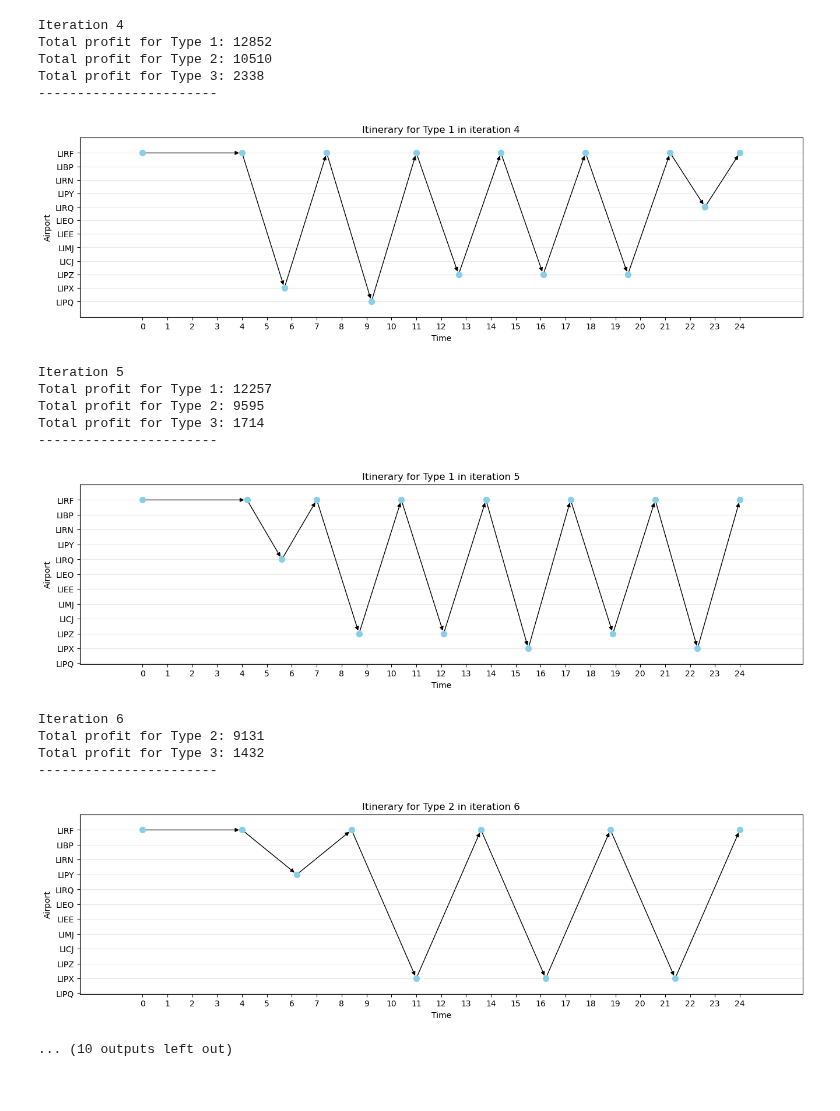
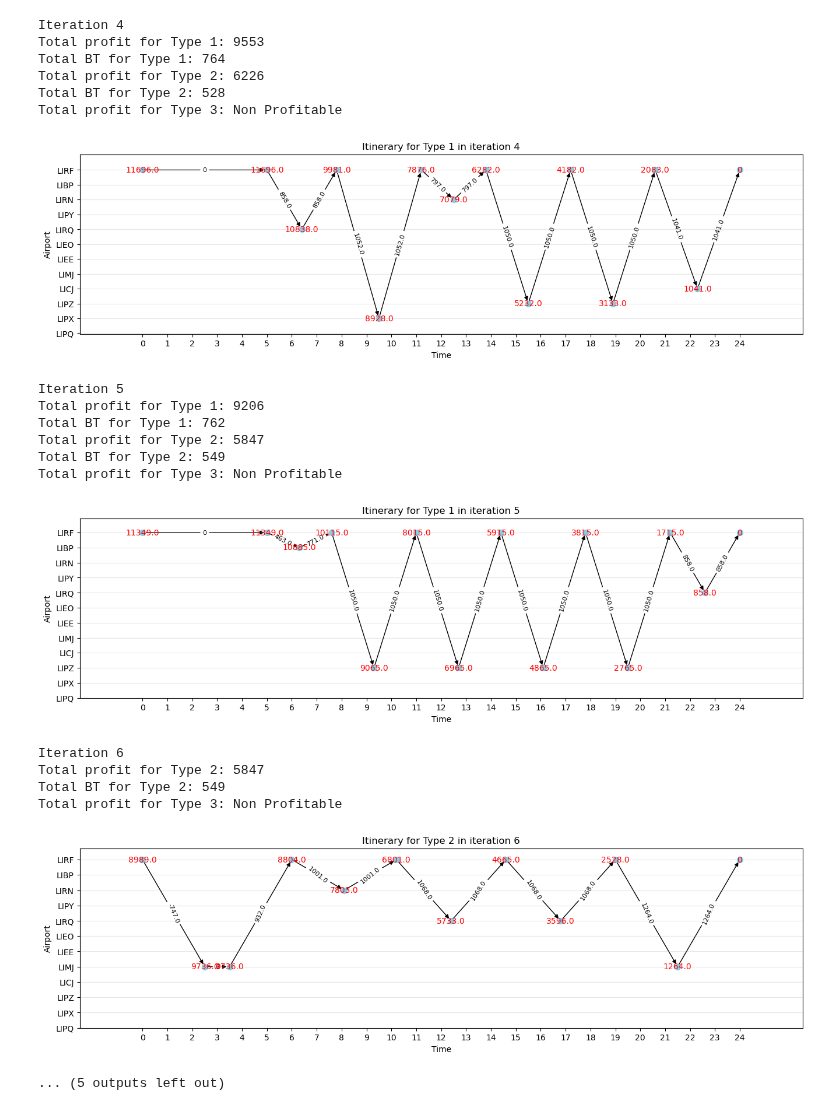
Before and after one commit to allanguzmanf/AE4426, a Jupyter notebook: Assignment/Part_3/Assignment_P3.ipynb, the cells around one changed output. Saved outputs shown, nothing was run; the diff lists cells and outputs as text; code cells hidden in the pictures.

Commit message:
Changes to multiple parts, last requirement is the block time

```diff
--- a/Assignment/Part_3/Assignment_P3.ipynb
+++ b/Assignment/Part_3/Assignment_P3.ipynb
@@ -393,30 +483,6 @@ def update_demand(itinerary, hourly_demand, G_ast):
                 flight_demand = max(flight_demand - previous_demand,0)
 
     return hourly_demand
-# %%
-def itinerary_output(itinerary, G_ast):
-    # Make a dataframe with the itinerary
-    columns = ['Departure time', 'Route', 'Arrival time', 'Passengers','Profit']
-
-    itinerary_df = pd.DataFrame(columns=columns)
-
-    for i in range(1, len(itinerary) - 1):
-        itinerary_df.loc[i] = [
-            itinerary[i][0],
-            itinerary[i][1] + ' -> ' + itinerary[i+1][1],
-            itinerary[i+1][0],
-            G_ast[itinerary[i]][itinerary[i+1]]['pax'],
-            G_ast[itinerary[i]][itinerary[i+1]]['weight']]
-
-    # Remove rows with no profit
-    itinerary_df = itinerary_df[itinerary_df['Profit'] != 0]
-    itinerary_df.reset_index(drop=True, inplace=True)
-    # Make the times readable using datetime
-    itinerary_df['Departure time']  = pd.to_datetime(itinerary_df['Departure time'], unit='h').dt.time
-    itinerary_df['Arrival time']  = pd.to_datetime(itinerary_df['Arrival time'], unit='h').dt.time
-
-    # Create a new sheet in an excel file with the itinerary and the name k + iteration number
-    return itinerary_df
 # %%
 # Run for each aircraft type
 def dp_iteration(aircraft_types, hourly_demand, hub, iter, aircraft_info):
@@ -475,7 +555,7 @@ def self_nodes(itinerary):
         itinerary.remove(node)
     return itinerary
 # %%
-def plot_itinerary(itinerary, G_ast, k, it):
+def plot_itinerary(itinerary, G_ast, k, it, f_n_ast):
     # Plot the itinerary with matplotlib
     G_graph = nx.DiGraph()
 
@@ -490,11 +570,18 @@ def plot_itinerary(itinerary, G_ast, k, it):
             G_graph[itinerary[i]][itinerary[i+1]]['weight'] = 0
 
 
+    for stage in f_n_ast:
+        for node in list(G_graph.nodes()):
+            if node in f_n_ast[stage]:
+                G_graph.nodes[node]['profit'] = round(f_n_ast[stage][node],0)
+
     fig, ax = plt.subplots(figsize=(16, 4))
     pos = nx.get_node_attributes(G_graph, 'pos')
+    node_labels = nx.get_node_attributes(G_graph,'profit')
     nx.draw_networkx(G_graph, pos, arrows=True, with_labels=False, node_size=50, node_color='skyblue', edge_color='black', linewidths=1, font_size=8, label='Itinerary', ax=ax)
-    # edge_labels = nx.get_edge_attributes(G_graph,'weight')
-    # nx.draw_networkx_edge_labels(G_graph, pos, edge_labels=edge_labels, font_size=8)
+    edge_labels = nx.get_edge_attributes(G_graph,'weight')
+    nx.draw_networkx_edge_labels(G_graph, pos, edge_labels=edge_labels, font_size=8)
+    nx.draw_networkx_labels(G_ast, pos, labels=node_labels, font_size=10, font_color='red')
 
     # Show the axes and the ticks
     ax.set_axis_on()
@@ -523,10 +610,13 @@ general_output = []
 general_graph = []
 
 for i in range(1, total_fleet + 1):
-    output_df, itinerary, best_k, G_ast= dp_iteration(aircraft_types, hourly_demand, hub, i, aircraft_info)
+    try:
+        output_df, itinerary, best_k, G_ast, f_ast= dp_iteration(aircraft_types, hourly_demand, hub, i, aircraft_info)
+    except:
+        continue
     output_df.to_excel(writer, sheet_name= best_k + '{}'.format(i))
     itinerary = self_nodes(itinerary)
-    general_graph.append(plot_itinerary(itinerary, G_ast, best_k, i))
+    general_graph.append(plot_itinerary(itinerary, G_ast, best_k, i, f_ast))
     output_df['I'] = i
     output_df['Aircraft type'] = best_k
     general_output.append(output_df)
@@ -557,21 +650,23 @@ Total profit for Type 3: 2359
 Iteration 4
-Total profit for Type 1: 12852
-Total profit for Type 2: 10510
-Total profit for Type 3: 2338
------------------------
+Total profit for Type 1: 9553
+Total BT for Type 1: 764
+Total profit for Type 2: 6226
+Total BT for Type 2: 528
+Total profit for Type 3: Non Profitable
-[figure, old version]
+[figure, new version]
 Iteration 5
-Total profit for Type 1: 12257
-Total profit for Type 2: 9595
-Total profit for Type 3: 1714
------------------------
+Total profit for Type 1: 9206
+Total BT for Type 1: 762
+Total profit for Type 2: 5847
+Total BT for Type 2: 549
+Total profit for Type 3: Non Profitable
-[figure, old version]
+[figure, new version]
 Iteration 6
-Total profit for Type 2: 9131
-Total profit for Type 3: 1432
------------------------
+Total profit for Type 2: 5847
+Total BT for Type 2: 549
+Total profit for Type 3: Non Profitable
-[figure, old version]
+[figure, new version]
-... (10 outputs left out)
+... (5 outputs left out)
 # %%
 # Make a general graph for all itineraries
 
```
Also changed, not shown: parts of 14 cells of this notebook, 1 other file.
